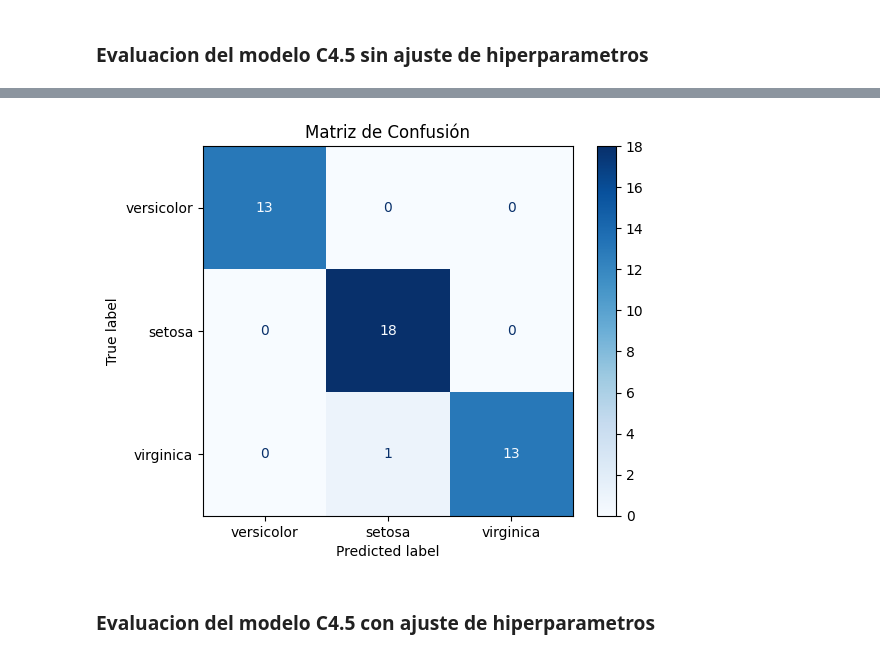
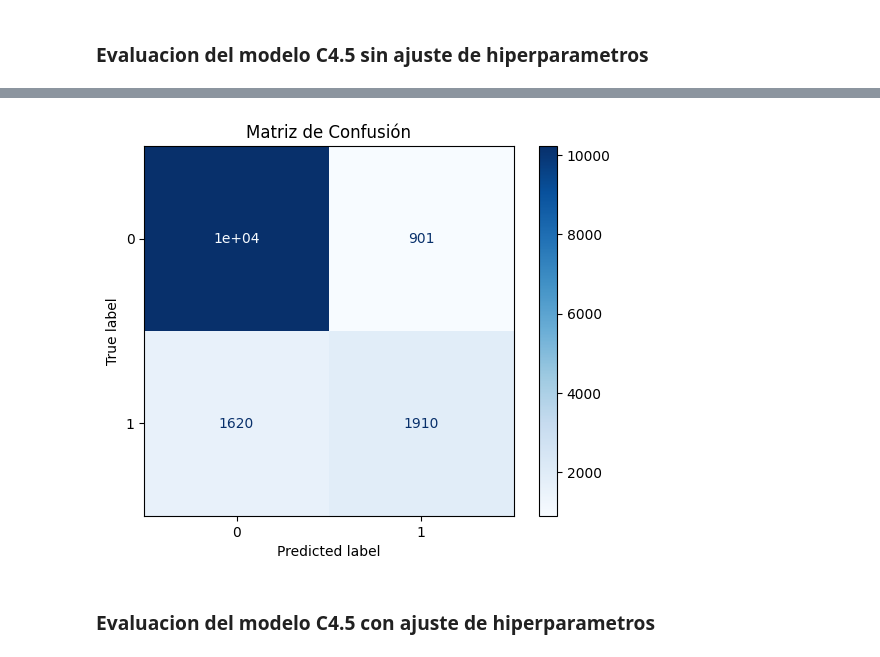
Before and after one commit to Lons0G/Decision-Tree, a Jupyter notebook: Decision_Tree-Income.ipynb, the cells around one changed output, grey strips where cells are left out. Drawn from its saved outputs; the diff is of its cells as text; code cells hidden in the pictures.

```diff
--- a/Decision_Tree-Income.ipynb
+++ b/Decision_Tree-Income.ipynb
@@ -339,11 +722,15 @@ data_train['target'] = dfy_train
 # %%
 config = {'algorithm': 'C4.5'}
 # Entrenar el modelo
-model = chef.fit(data_train, config, target_label='target', silent = True)
-# Hacer predicciones en el conjunto de prueba
-c4_5_predictions = []
-for i in dfx_test.itertuples(index = False):
-    c4_5_predictions.append(chef.predict(model, [i[0], i[1], i[2], i[3]]))
+model = chef.fit(x_train, config, target_label='target', silent = True)
+# %%
+# Hacer predicciones en el conjunto de prueba
+c4_5_predictions = []
+for i in range(x_test.shape[0]):
+    registro = x_test.iloc[i].tolist()
+    #print(registro)
+    #break
+    c4_5_predictions.append(chef.predict(model, registro))
 # %% [markdown]
 ### Entrenamiento del modelo C4.5 con ajuste de hiperparametros
 # %%
@@ -354,8 +741,8 @@ data_train['target'] = dfy_train
 # %%
 # Definir los hiperparámetros a ajustar
 param_grid = {
-    'max_depth': [2, 4, 6, 8],
-    'min_samples_split': [2, 5, 10],
+    'max_depth': [4, 8, 12, 16, 20, 24],
+    'min_samples_split': [2, 5, 10, 20, 25],
     'algorithm': 'C4.5'
 }
 
@@ -369,21 +756,24 @@ for max_depth in param_grid['max_depth']:
         config = {
             'algorithm': param_grid['algorithm'],
             'tree_type': 'classification',
-            'input': data_train.columns[:-1].tolist(),
-            'output': data_train['target'],
+            'input': x_train.columns[:-1].tolist(),
+            'output': x_train['target'],
             'max_depth': max_depth,
             'min_samples_split': min_samples_split,
         }
 
         # Entrenar el modelo
-        model = chef.fit(data_train, config, target_label='target', silent = True)
+        model = chef.fit(x_train, config, target_label='target', silent = True)
 
         # Hacer predicciones en el conjunto de prueba
-        for i in dfx_test.itertuples(index = False):
-            c4_5_predictions.append(chef.predict(model, [i[0], i[1], i[2], i[3]]))
+        for i in range(x_test.shape[0]):
+            registro = x_test.iloc[i].tolist()
+            #print(registro)
+            #break
+            c4_5_predictions.append(chef.predict(model, registro))
 
         # Calcular la precisión
-        c4_5_accuracy = accuracy_score(dfy_test, c4_5_predictions)
+        c4_5_accuracy = accuracy_score(y_test, c4_5_predictions)
 
         # Actualizar los mejores parámetros si es necesario
         if c4_5_accuracy > best_accuracy:
@@ -419,6 +808,6 @@ Puntuación en el conjunto de prueba: 0.9555555555555556
 # %%
 ### Metricas a utlizar (matriz de confusion)
-target_names = ['versicolor', 'setosa', 'virginica']
+target_names = ['0', '1']
 
 c_matrix = confusion_matrix(y_test, y_predict)
 disp = ConfusionMatrixDisplay(confusion_matrix = c_matrix, display_labels = target_names)
@@ -452,11 +882,11 @@ print(c4_5_accuracy)
 # %%
-c_matrix_c4_5 = confusion_matrix(dfy_test, c4_5_predictions)
+c_matrix_c4_5 = confusion_matrix(y_test, c4_5_predictions)
 disp = ConfusionMatrixDisplay(confusion_matrix = c_matrix_c4_5, display_labels = target_names)
 disp.plot(cmap = plt.cm.Blues)
 plt.title("Matriz de Confusión")
 plt.show()
 # %% [output]
-[figure, old version]
+[figure, new version]
 # %% [markdown]
 ### Evaluacion del modelo C4.5 con ajuste de hiperparametros
 # %%
```
Also changed, not shown: parts of 84 cells of this notebook, 16 other files.
